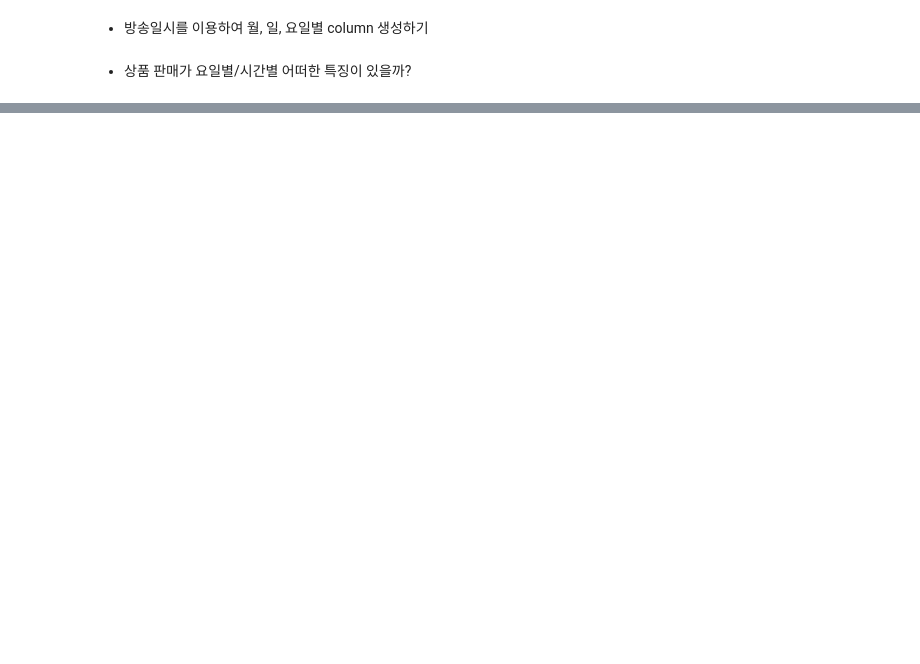
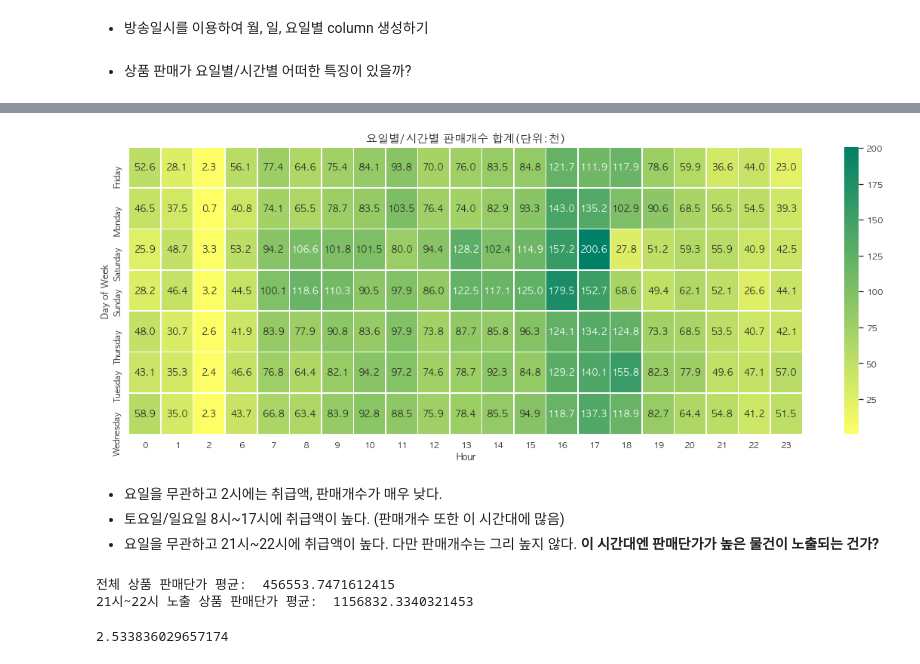
Before and after one commit to HongyeobKim/Project, a Jupyter notebook: NS-Shop/Data-Preparation-and-Exploration.ipynb, the cells around one changed output, grey strips where cells are left out. Saved outputs shown, nothing was run; the diff lists cells and outputs as text; code cells hidden in the pictures; blank space fills up the shorter version.

```diff
--- a/NS-Shop/Data-Preparation-and-Exploration.ipynb
+++ b/NS-Shop/Data-Preparation-and-Exploration.ipynb
@@ -384,0 +405,16 @@ meta.loc['방송_요일'] = ['input', 'date', 'True', sales_result_ds['방송_
+# %%
+drawWeekHour(sales_result_ds, values = '판매개수', title = '요일별/시간별 판매개수 합계(단위:천)', aggfunc = lambda x: sum(x)/1000)
+# %% [output]
+[figure, added]
+# %% [markdown]
+- 요일을 무관하고 2시에는 취급액, 판매개수가 매우 낮다.
+- 토요일/일요일 8시~17시에 취급액이 높다. (판매개수 또한 이 시간대에 많음)
+- 요일을 무관하고 21시~22시에 취급액이 높다. 다만 판매개수는 그리 높지 않다. __이 시간대엔 판매단가가 높은 물건이 노출되는 건가?__
+# %%
+print("전체 상품 판매단가 평균: ",sales_result_ds['판매단가'].mean())
+print("21시~22시 노출 상품 판매단가 평균: ",sales_result_ds.loc[(sales_result_ds['방송_시간'] == 21) | (sales_result_ds['방송_시간'] == 22)]['판매단가'].mean())
+sales_result_ds.loc[(sales_result_ds['방송_시간'] == 21) | (sales_result_ds['방송_시간'] == 22)]['판매단가'].mean() / sales_result_ds['판매단가'].mean()
+# %% [output]
+전체 상품 판매단가 평균:  456553.7471612415
+21시~22시 노출 상품 판매단가 평균:  1156832.3340321453
+2.533836029657174
```
Also changed, not shown: parts of 14 cells of this notebook.
